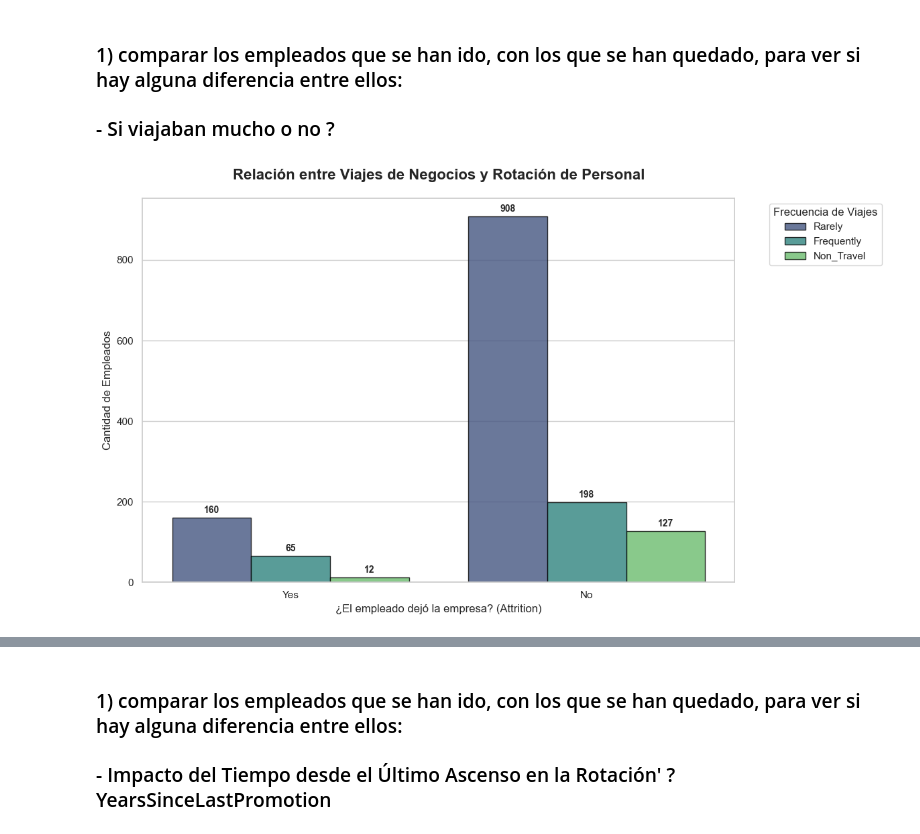
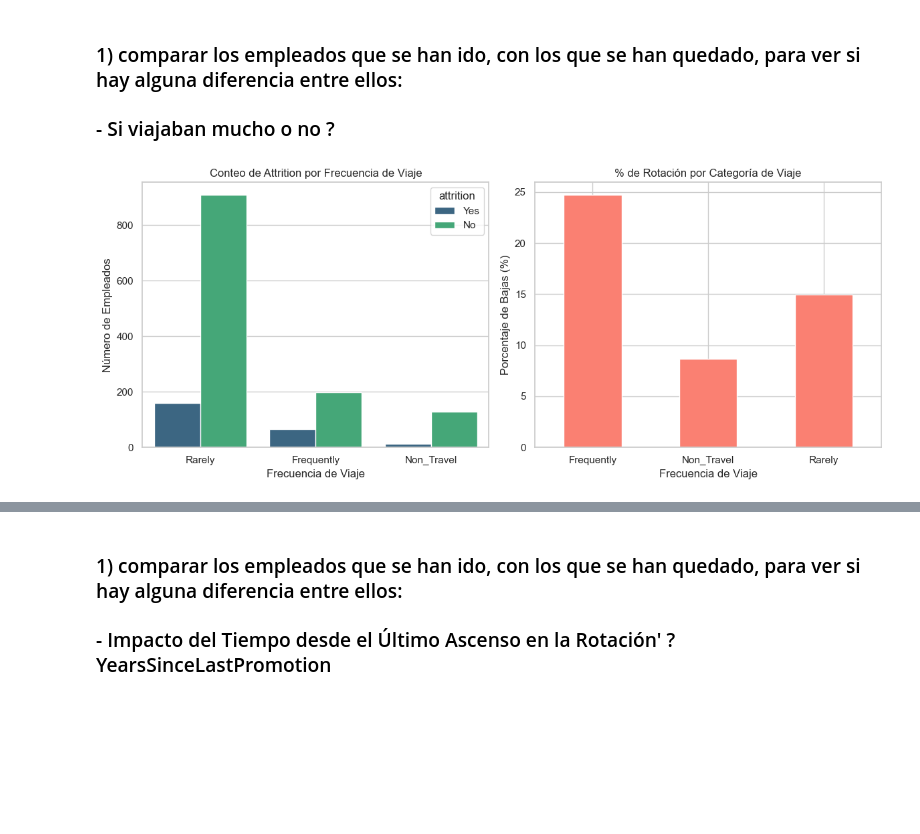
Before and after one commit to Eleonora1989/project-da-promo-63-modulo-3-team-3, a Jupyter notebook: consultas/visualizaciones-eleonora.ipynb, the cells around one changed output, grey strips where cells are left out. Saved outputs shown, nothing was run; the diff lists cells and outputs as text; code cells hidden in the pictures; blank space fills up the shorter version.

```diff
--- a/consultas/visualizaciones-eleonora.ipynb
+++ b/consultas/visualizaciones-eleonora.ipynb
@@ -25,42 +25,24 @@ df_hr_limpio = pd.read_csv('../df_hr_limpio.csv')
 ### 1) comparar los empleados que se han ido, con los que se han quedado, para ver si hay alguna diferencia entre ellos:
 ### - Si viajaban mucho o no ?
 # %%
+# 1. Bar plot: Absolute counts
+plt.figure(figsize=(12, 5))
+plt.subplot(1, 2, 1)
+sns.countplot(x='business_travel', hue='attrition', data=df_hr_limpio, palette='viridis')
+plt.title('Conteo de Attrition por Frecuencia de Viaje')
+plt.xlabel('Frecuencia de Viaje')
+plt.ylabel('Número de Empleados')
 
-# Configurar el estilo visual desde el inicio
-sns.set_theme(style="whitegrid")
+# 2. Percentage plot: Relative rate
+plt.subplot(1, 2, 2)
+travel_attrition = pd.crosstab(df_hr_limpio['business_travel'], df_hr_limpio['attrition'], normalize='index') * 100
+travel_attrition['Yes'].plot(kind='bar', color='salmon')
+plt.title('% de Rotación por Categoría de Viaje')
+plt.xlabel('Frecuencia de Viaje')
+plt.ylabel('Porcentaje de Bajas (%)')
+plt.xticks(rotation=0)
 
-plt.figure(figsize=(12, 7))
-
-# Crear el gráfico con una paleta de colores más moderna
-ax = sns.countplot(
-    data=df_hr_limpio,
-    x='attrition',
-    hue='business_travel',
-    palette='viridis',  # O 'magma' para un look más serio
-    edgecolor='black',
-    alpha=0.8
-)
-
-# --- MEJORAS CLAVE ---
-
-# 1. Añadir etiquetas de datos (frecuencia) sobre cada barra
-for container in ax.containers:
-    ax.bar_label(container, fmt='%d', padding=3, fontsize=10, fontweight='bold')
-
-# 2. Título y etiquetas más descriptivos
-plt.title('Relación entre Viajes de Negocios y Rotación de Personal', fontsize=16, fontweight='bold', pad=20)
-plt.xlabel('¿El empleado dejó la empresa? (Attrition)', fontsize=12)
-plt.ylabel('Cantidad de Empleados', fontsize=12)
-
-# 3. Personalizar los nombres de los ejes (si son 0/1 o No/Yes)
-# ax.set_xticklabels(['Se Quedan', 'Se Van']) # Descomenta si necesitas renombrar
-
-# 4. Mejorar la leyenda para que no estorbe
-plt.legend(title='Frecuencia de Viajes', bbox_to_anchor=(1.05, 1), loc='upper left', frameon=True)
-
-# 5. Ajuste final de layout para que no se corte nada
 plt.tight_layout()
-
 plt.show()
 # %% [output]
-[figure, old version]
+[figure, new version]
```
Also changed, not shown: parts of 5 cells of this notebook, 1 other file.
